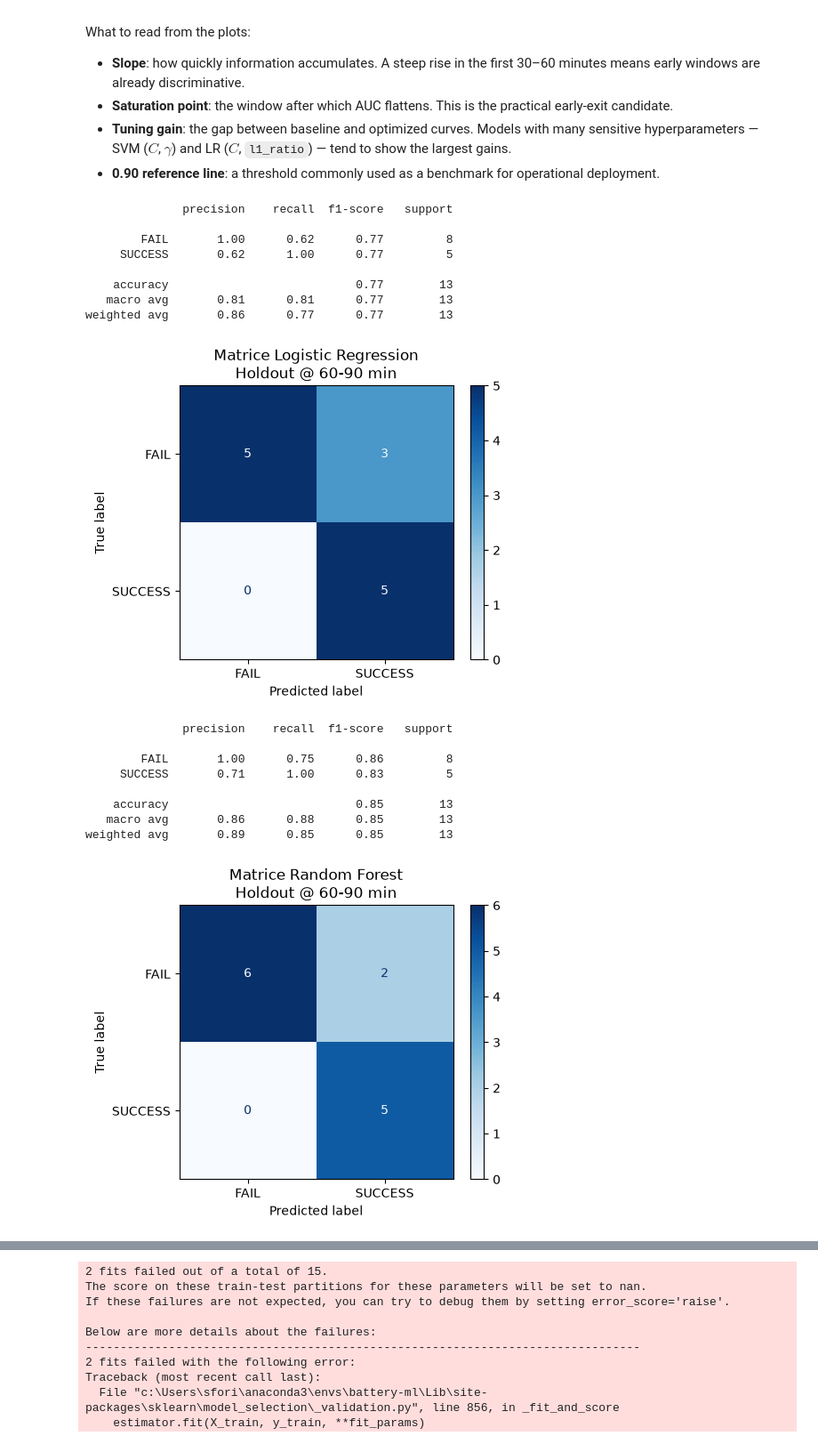
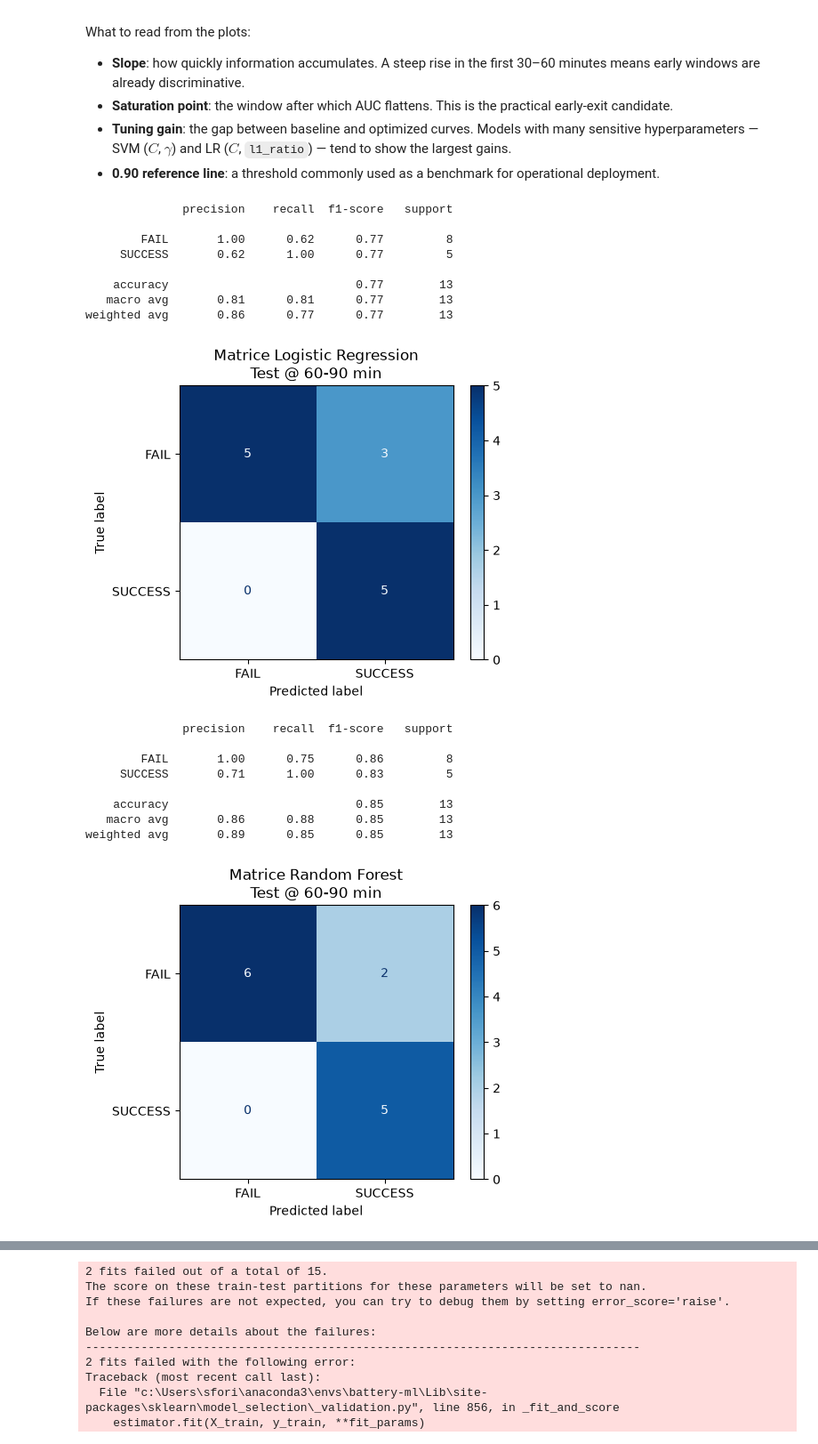
Before and after one commit to sforin/BatteryPrediction_FAI, a Jupyter notebook: notebook.ipynb, the cells around one changed output, grey strips where cells are left out. Shown at 89% size. Saved outputs shown, nothing was run; the diff lists cells and outputs as text; code cells hidden in the pictures.

```diff
--- a/notebook.ipynb
+++ b/notebook.ipynb
@@ -205,7 +204,7 @@ The split is at the **file level**: all feature vectors from a given battery fil
 # %%
 list_unique_files = list(battery_dict.keys())
 
-file_train_val, file_holdout_test = train_test_split(
+file_train_val, file_Test_test = train_test_split(
     list_unique_files,
     test_size=0.20,
     random_state=RANDOM_SEED,
@@ -240,7 +237,7 @@ for file_name in file_train_val:
         'label': label
     })
 
-for file_name in file_holdout_test:
+for file_name in file_Test_test:
     df = battery_dict[file_name]
     final_capacity = df['Capacity (Ah)'].iloc[-1]
     label = 1 if final_capacity >= 5.0 else 0
@@ -324,23 +321,23 @@ We apply `extract_features_from_battery` to every (file, window) pair and stack
 # %%
-FINESTRE_START_TEST = [0,30,60,90,120,150,180,210,240,270]
-FINESTRE_TEST = [30,60,90,120,150,180,210,240,270,300]
+START_WINDOW_TEST = [0,30,60,90,120,150,180,210,240,270]
+END_WINDOW_TEST = [30,60,90,120,150,180,210,240,270,300]
 features_train_list = []
 features_test_list = []
 
 for file_name in file_train_val:
     df_train = battery_dict[file_name]
-    for i in range(len(FINESTRE_START_TEST)):
-        features_train = extract_features_from_battery(df_train, window_minutes=FINESTRE_TEST[i], starting_minute=FINESTRE_START_TEST[i])
+    for i in range(len(START_WINDOW_TEST)):
+        features_train = extract_features_from_battery(df_train, window_minutes=END_WINDOW_TEST[i], starting_minute=START_WINDOW_TEST[i])
         features_train['file_name'] = file_name
-        features_train['window'] = FINESTRE_TEST[i]
+        features_train['window'] = END_WINDOW_TEST[i]
         features_train_list.append(features_train)
 
-for file_name in file_holdout_test:
+for file_name in file_Test_test:
     df_test = battery_dict[file_name]
-    for i in range(len(FINESTRE_START_TEST)):
-        features_test = extract_features_from_battery(df_test, window_minutes=FINESTRE_TEST[i], starting_minute=FINESTRE_START_TEST[i])
+    for i in range(len(START_WINDOW_TEST)):
+        features_test = extract_features_from_battery(df_test, window_minutes=END_WINDOW_TEST[i], starting_minute=START_WINDOW_TEST[i])
         features_test['file_name'] = file_name
-        features_test['window'] = FINESTRE_TEST[i]
+        features_test['window'] = END_WINDOW_TEST[i]
         features_test_list.append(features_test)
 
 df_classification_train = pd.DataFrame(features_train_list)
@@ -499,8 +606,8 @@ def plot_roc_auc_over_time(storico_risultati, finestre_test):
 # %%
 
 # Usiamo la finestra ottimale emersa dai tuoi test (es. 60 minuti)
-START_WINDOW = 60
-END_WINDOW = 90
+START_WINDOW = 90
+END_WINDOW = 120
 
 exclude_cols = {'label', 'file_name', 'start_time', 'end_time'}
 
@@ -582,8 +689,8 @@ for name, model_instance in modelli.items():
 
 optimized_results = evaluate_models(
     models=modelli_ottimizzati,
-    window_start=FINESTRE_START_TEST,
-    window_end=FINESTRE_TEST,
+    window_start=START_WINDOW_TEST,
+    window_end=END_WINDOW_TEST,
     battery_dict=battery_dict,
     summary_train_df=summary_train_df,
     file_train_val=file_train_val
@@ -622,10 +718,6 @@ What to read from the plots:
 - **Tuning gain**: the gap between baseline and optimized curves. Models with many sensitive hyperparameters — SVM ($C$, $\gamma$) and LR ($C$, `l1_ratio`) — tend to show the largest gains.
 - **0.90 reference line**: a threshold commonly used as a benchmark for operational deployment.
 # %%
-# ==========================================
-# CELLA 10: TEST FINALE DINAMICO SU TUTTI I MODELLI (HOLDOUT SET)
-# ==========================================
-
 exclude_cols = {'label', 'file_name', 'start_time', 'end_time'}
 
 # 1. Preparazione dell'intero Training Set alla finestra stabilita
@@ -647,9 +739,9 @@ X_train_f = df_train_final[feature_names].values
 y_train_f = df_train_final['label'].values
 
 
-# 2. Preparazione dell'Holdout Test Set (Dati mai visti, sigillati all'inizio)
+# 2. Preparazione dell'Test Test Set (Dati mai visti, sigillati all'inizio)
 test_records = []
-for file_name in file_holdout_test:
+for file_name in file_Test_test:
     df_bat = battery_dict[file_name]
     label = summary_test_df[summary_test_df['file_name'] == file_name]['label'].values[0]
 
@@ -669,36 +761,36 @@ for name, model_instance in modelli_ottimizzati.items():
 
     # Creiamo una pipeline fresca per il modello corrente per garantire lo scaling isolato
     pipeline_definitiva = Pipeline([
         ('scaler', StandardScaler()),
         ('clf', model_instance)
     ])
 
     # --- FIT GLOBAL SUL TRAIN SET ---
     pipeline_definitiva.fit(X_train_f, y_train_f)
 
-    # --- PREDDIZIONE SULL'HOLDOUT SET ---
+    # --- PREDDIZIONE SULL'Test SET ---
     y_pred_f = pipeline_definitiva.predict(X_test_f)
 
     # Stampa dei risultati testuali (Precision, Recall, F1-Score)
     print(classification_report(y_test_f, y_pred_f, target_names=['FAIL', 'SUCCESS']))
 
     # Generazione e visualizzazione della Matrice di Confusione
     cm = confusion_matrix(y_test_f, y_pred_f)
     fig, ax = plt.subplots(figsize=(5, 4))
     disp = ConfusionMatrixDisplay(confusion_matrix=cm, display_labels=['FAIL', 'SUCCESS'])
     disp.plot(cmap=plt.cm.Blues, ax=ax, values_format='d')
-    plt.title(f"Matrice {name}\nHoldout @ {START_WINDOW}-{END_WINDOW} min")
+    plt.title(f"Matrice {name}\nTest @ {START_WINDOW}-{END_WINDOW} min")
     plt.show()
 # %% [output]
               precision    recall  f1-score   support
 
         FAIL       1.00      0.62      0.77         8
      SUCCESS       0.62      1.00      0.77         5
 
     accuracy                           0.77        13
    macro avg       0.81      0.81      0.77        13
 weighted avg       0.86      0.77      0.77        13
-[figure, old version]
+[figure, new version]
               precision    recall  f1-score   support
 
         FAIL       1.00      0.75      0.86         8
@@ -707,7 +799,7 @@ weighted avg       0.86      0.77      0.77        13
     accuracy                           0.85        13
    macro avg       0.86      0.88      0.85        13
 weighted avg       0.89      0.85      0.85        13
-[figure, old version]
+[figure, new version]
               precision    recall  f1-score   support
 
         FAIL       1.00      0.62      0.77         8
```
Also changed, not shown: parts of 47 cells of this notebook.
